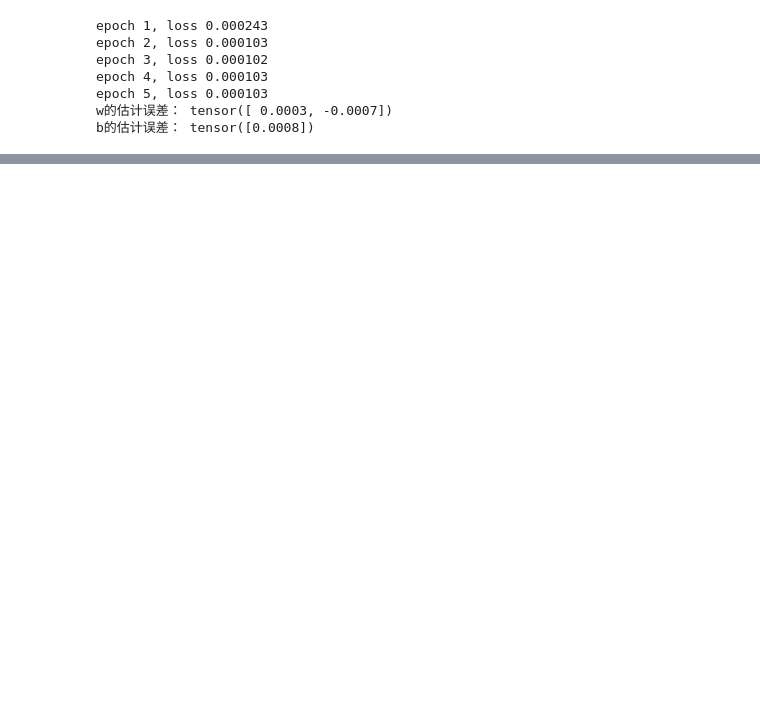
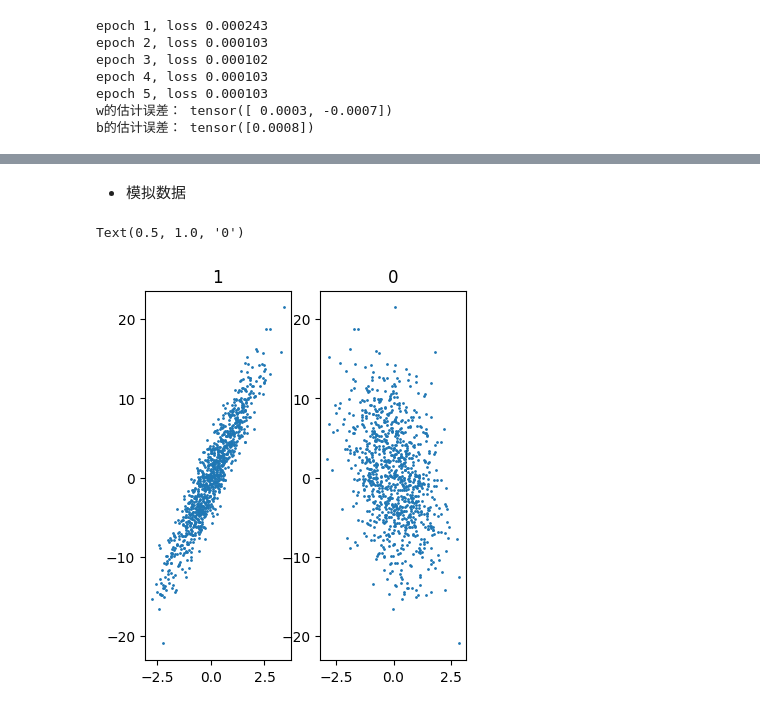
Before and after one commit to zhaoy2020/OnlineLibrary, a Jupyter notebook: 004-ML&DL/002-Deep Learning/001 《动手学深度学习》/《动手学深度学习-学习笔记》.ipynb, the cells around one changed output, grey strips where cells are left out. Cells and saved outputs as stored; diff of their text form; code cells hidden in the pictures; blank space fills up the shorter version.

```diff
--- a/004-ML&DL/002-Deep Learning/001 《动手学深度学习》/《动手学深度学习-学习笔记》.ipynb
+++ b/004-ML&DL/002-Deep Learning/001 《动手学深度学习》/《动手学深度学习-学习笔记》.ipynb
@@ -197,0 +204,34 @@ b的估计误差： tensor([0.0008])
+# %% [markdown]
+- 模拟数据
+# %%
+import torch
+
+def data(w, b, nums):
+    X = torch.normal(mean=0, std=1, size=(nums, len(w)), dtype=torch.float32)
+    y = torch.matmul(X, w) + b
+    y += torch.normal(mean=0, std=1, size=y.shape, dtype=torch.float32)
+    return X, y.reshape((-1, 1))
+
+true_w = torch.tensor([-2.1, 5.67], dtype=torch.float32)
+true_b = torch.tensor(0, dtype=torch.float32)
+
+X, y = data(true_w, true_b, 1000)
+# X, y
+# %%
+import matplotlib.pyplot as plt
+
+plt.figure()
+plt.subplot(131)
+plt.scatter(X[:,1].detach().numpy(), y.detach().numpy(), 1)
+plt.title('1')
+
+plt.subplot(132)
+plt.scatter(X[:,0].detach().numpy(), y.detach().numpy(), 1)
+plt.title('0')
+
+# ax = plt.subplot(132, projection='3d')
+# # ax = fig.add_subplot(111, projection='3d')
+# ax.scatter(X[:,0].detach().numpy(), X[:,1].detach().numpy(), y.detach().numpy())
+# %% [output]
+Text(0.5, 1.0, '0')
+[figure, added]
```
Also changed, not shown: parts of 7 cells of this notebook, 6 other files.
